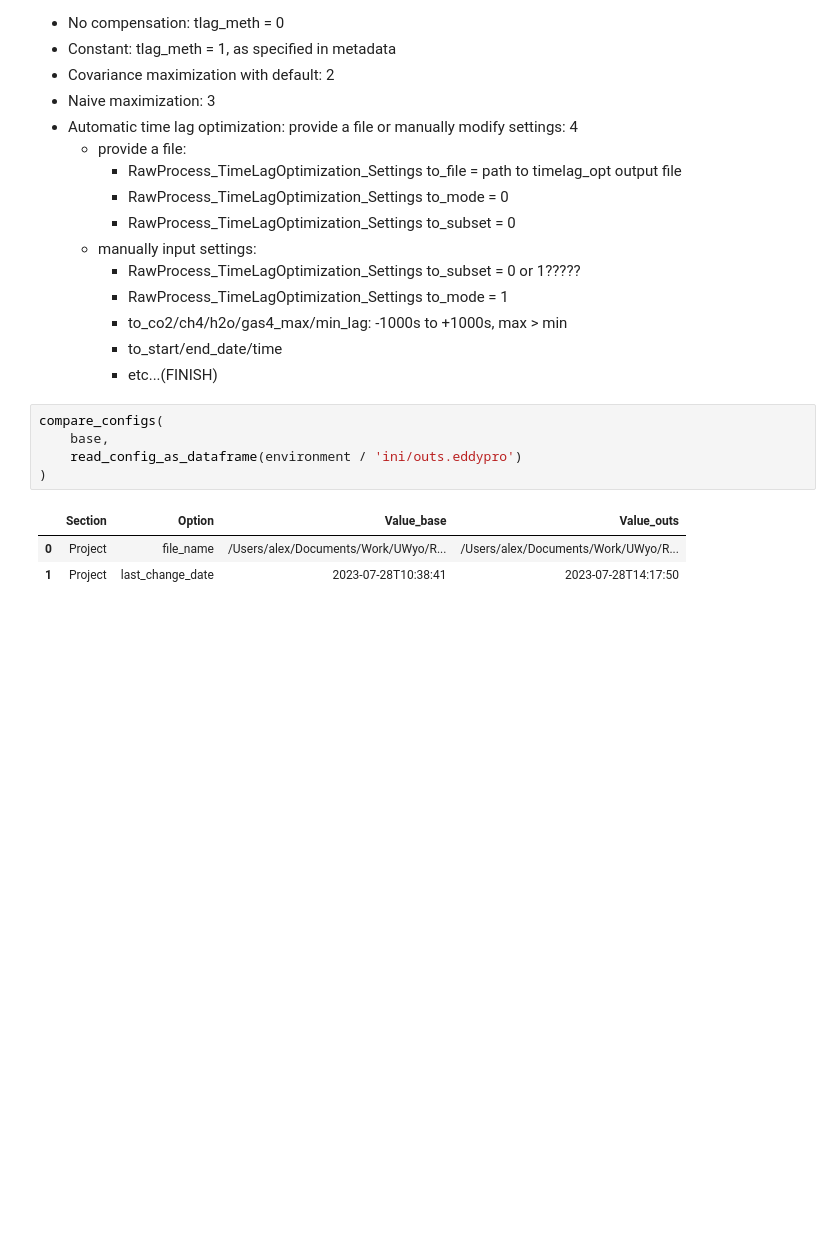
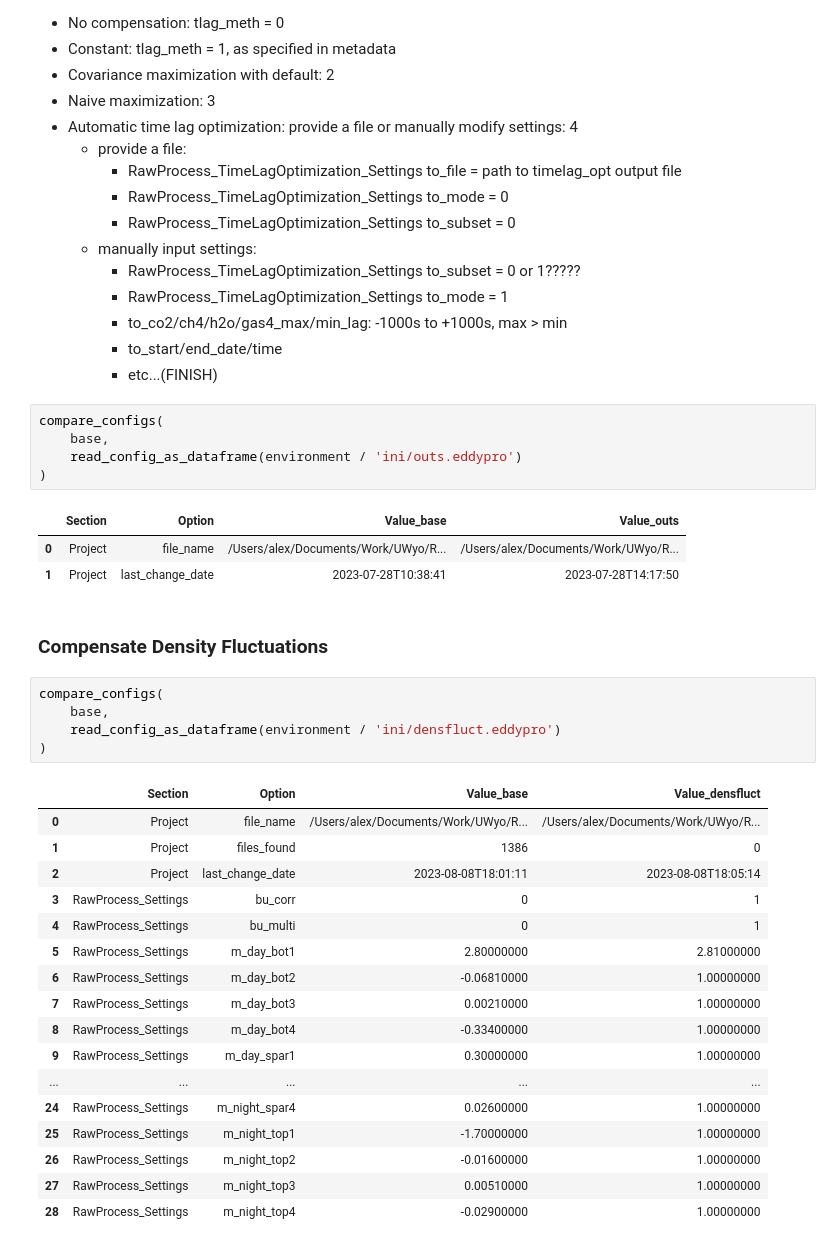
Before and after one commit to EwersLabUWyo/EddyProConfigEditor, a Jupyter notebook: investigate_eddypro_settings.ipynb, the cells around one changed output. Saved outputs shown, nothing was run; the diff lists cells and outputs as text; blank space fills up the shorter version.

```diff
--- a/investigate_eddypro_settings.ipynb
+++ b/investigate_eddypro_settings.ipynb
@@ -329,3 +322,28 @@ compare_configs(
 |  | Section | Option | Value_base | Value_outs |
 | 0 | Project | file_name | /Users/alex/Documents/Work/UWyo/R... | /Users/alex/Documents/Work/UWyo/R... |
 | 1 | Project | last_change_date | 2023-07-28T10:38:41 | 2023-07-28T14:17:50 |
+# %% [markdown]
+### Compensate Density Fluctuations
+# %%
+compare_configs(
+    base,
+    read_config_as_dataframe(environment / 'ini/densfluct.eddypro')
+)
+# %% [output]
+|  | Section | Option | Value_base | Value_densfluct |
+| 0 | Project | file_name | /Users/alex/Documents/Work/UWyo/R... | /Users/alex/Documents/Work/UWyo/R... |
+| 1 | Project | files_found | 1386 | 0 |
+| 2 | Project | last_change_date | 2023-08-08T18:01:11 | 2023-08-08T18:05:14 |
+| 3 | RawProcess_Settings | bu_corr | 0 | 1 |
+| 4 | RawProcess_Settings | bu_multi | 0 | 1 |
+| 5 | RawProcess_Settings | m_day_bot1 | 2.80000000 | 2.81000000 |
+| 6 | RawProcess_Settings | m_day_bot2 | -0.06810000 | 1.00000000 |
+| 7 | RawProcess_Settings | m_day_bot3 | 0.00210000 | 1.00000000 |
+| 8 | RawProcess_Settings | m_day_bot4 | -0.33400000 | 1.00000000 |
+| 9 | RawProcess_Settings | m_day_spar1 | 0.30000000 | 1.00000000 |
+| ... | ... | ... | ... | ... |
+| 24 | RawProcess_Settings | m_night_spar4 | 0.02600000 | 1.00000000 |
+| 25 | RawProcess_Settings | m_night_top1 | -1.70000000 | 1.00000000 |
+| 26 | RawProcess_Settings | m_night_top2 | -0.01600000 | 1.00000000 |
+| 27 | RawProcess_Settings | m_night_top3 | 0.00510000 | 1.00000000 |
+| 28 | RawProcess_Settings | m_night_top4 | -0.02900000 | 1.00000000 |
```
Also changed, not shown: parts of 3 cells of this notebook, 8 other files.
